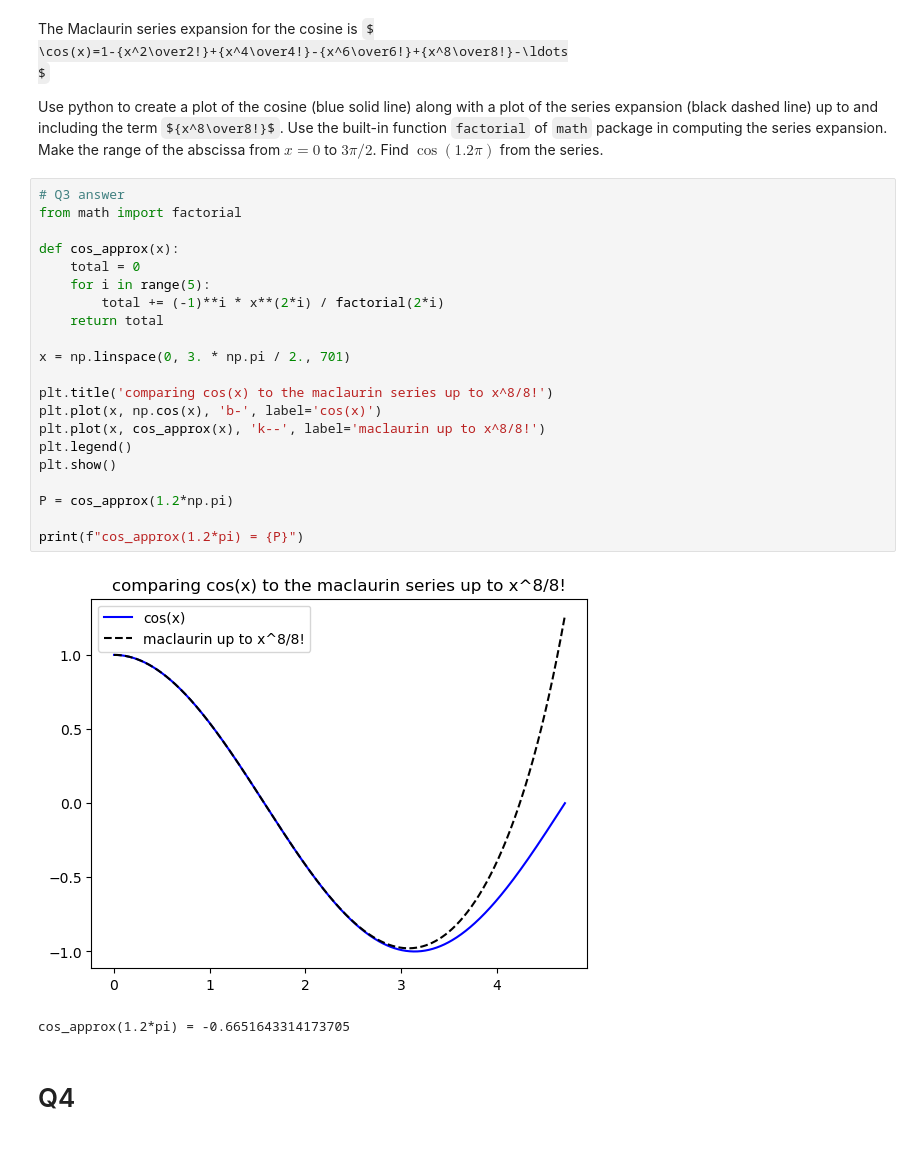
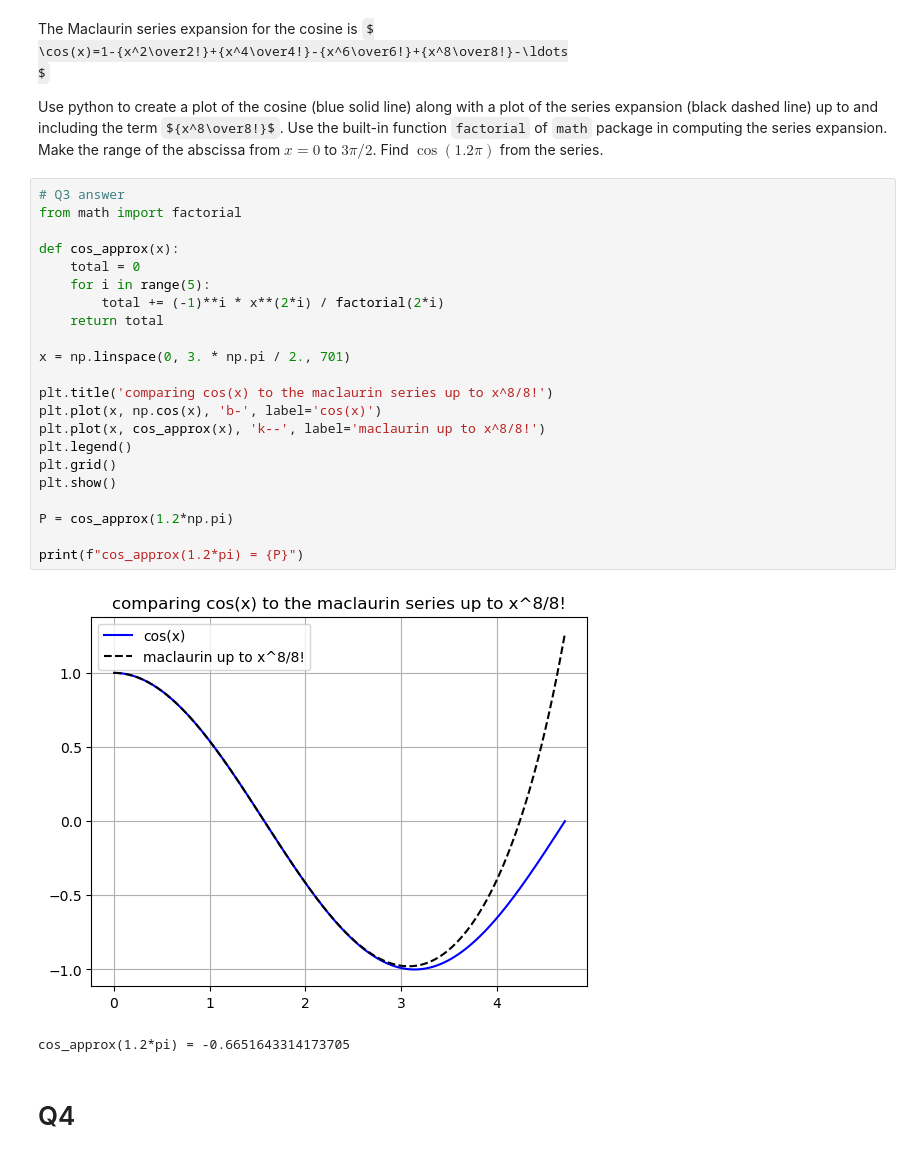
Before and after one commit to JimInput/ME2015, a Jupyter notebook: mod2/AssignmentM22.ipynb, the cells around one changed output. Cells and saved outputs as stored; diff of their text form; some formulas as TeX source.

```diff
--- a/mod2/AssignmentM22.ipynb
+++ b/mod2/AssignmentM22.ipynb
@@ -99,26 +103,27 @@ Use python to create a plot of the cosine (blue solid line) along with a plot of
 # %%
 # Q3 answer
 from math import factorial
 
 def cos_approx(x):
     total = 0
     for i in range(5):
         total += (-1)**i * x**(2*i) / factorial(2*i)
     return total
 
 x = np.linspace(0, 3. * np.pi / 2., 701)
 
 plt.title('comparing cos(x) to the maclaurin series up to x^8/8!')
 plt.plot(x, np.cos(x), 'b-', label='cos(x)')
 plt.plot(x, cos_approx(x), 'k--', label='maclaurin up to x^8/8!')
 plt.legend()
+plt.grid()
 plt.show()
 
 P = cos_approx(1.2*np.pi)
 
 print(f"cos_approx(1.2*pi) = {P}")
 # %% [output]
-[figure, old version]
+[figure, new version]
 cos_approx(1.2*pi) = -0.6651643314173705
 # %% [markdown]
 # Q4
```
Also changed, not shown: parts of 3 cells of this notebook.
